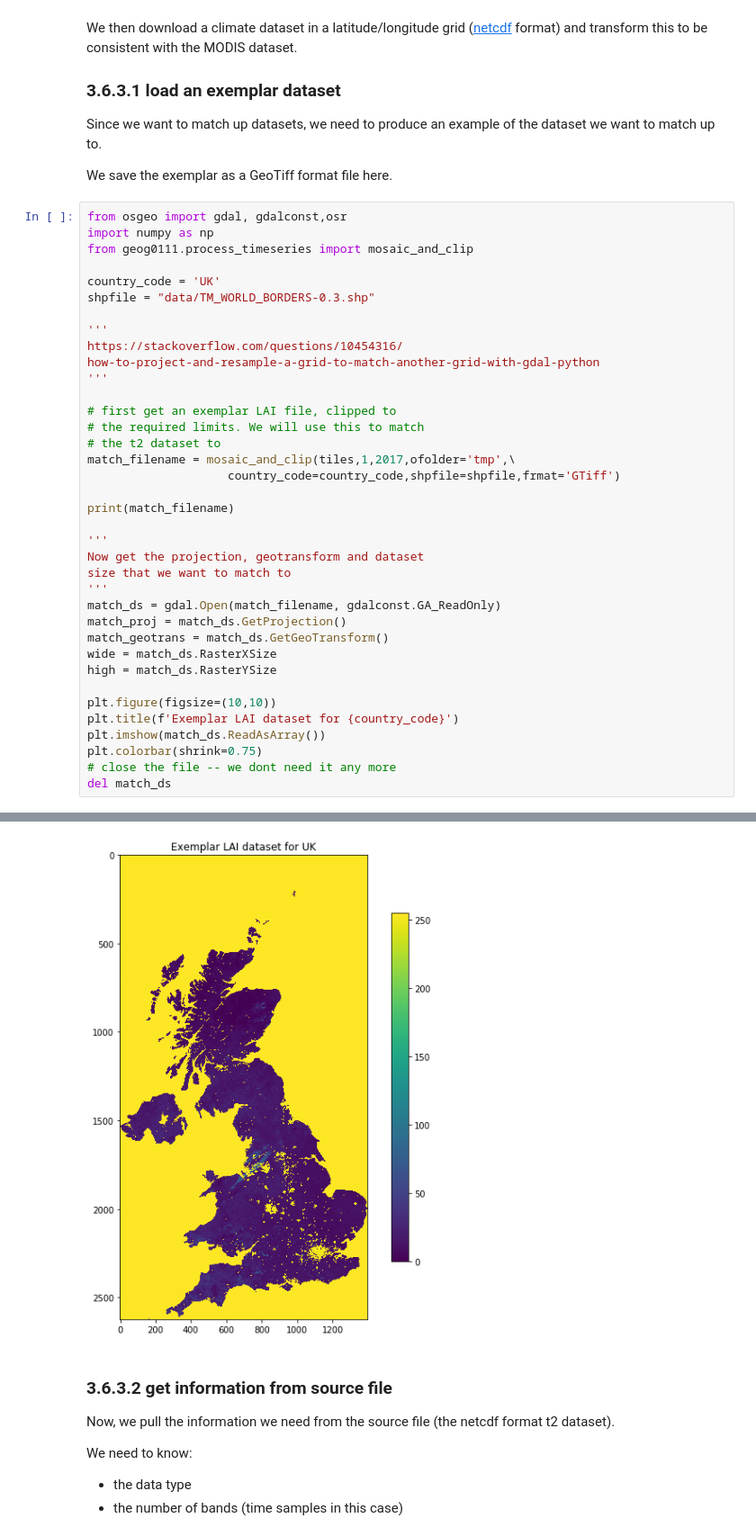
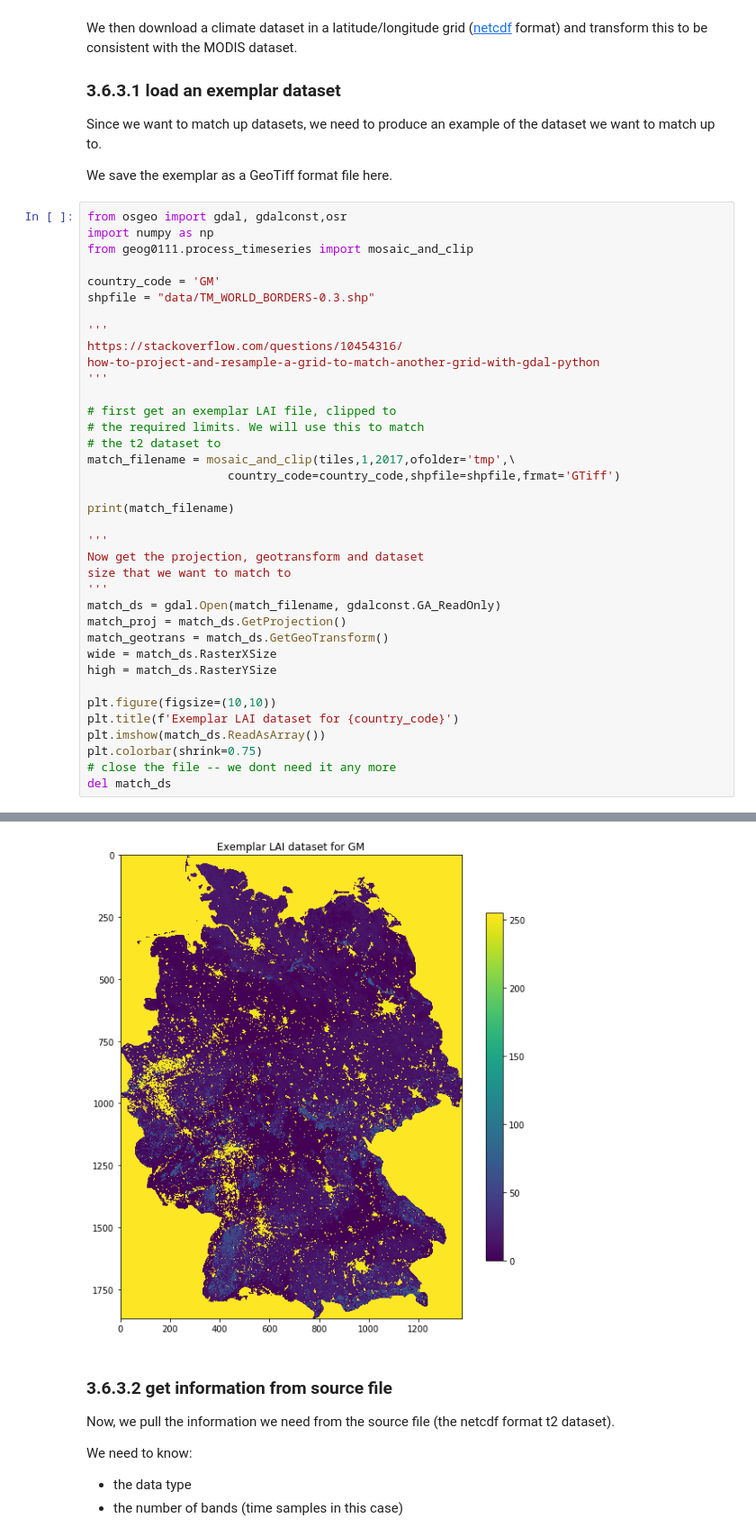
Before and after one commit to profLewis/geog0111_OLD, a Jupyter notebook: Chapter3_6_GDAL_Reconciling_projections.ipynb, the cells around one changed output, grey strips where cells are left out. Shown at 90% size. Cells and saved outputs as stored; diff of their text form.

```diff
--- a/Chapter3_6_GDAL_Reconciling_projections.ipynb
+++ b/Chapter3_6_GDAL_Reconciling_projections.ipynb
@@ -235,7 +268,7 @@ from osgeo import gdal, gdalconst,osr
 import numpy as np
 from geog0111.process_timeseries import mosaic_and_clip
 
-country_code = 'UK'
+country_code = 'GM'
 shpfile = "data/TM_WORLD_BORDERS-0.3.shp"
 
 '''
@@ -272,4 +305,4 @@ tmp/Lai_500m_2017_001_UK.tif
-[figure, old version]
+[figure, new version]
 # %% [markdown]
 ### 3.6.3.2 get information from source file
 
```
Also changed, not shown: parts of 20 cells of this notebook, 3 other files.
